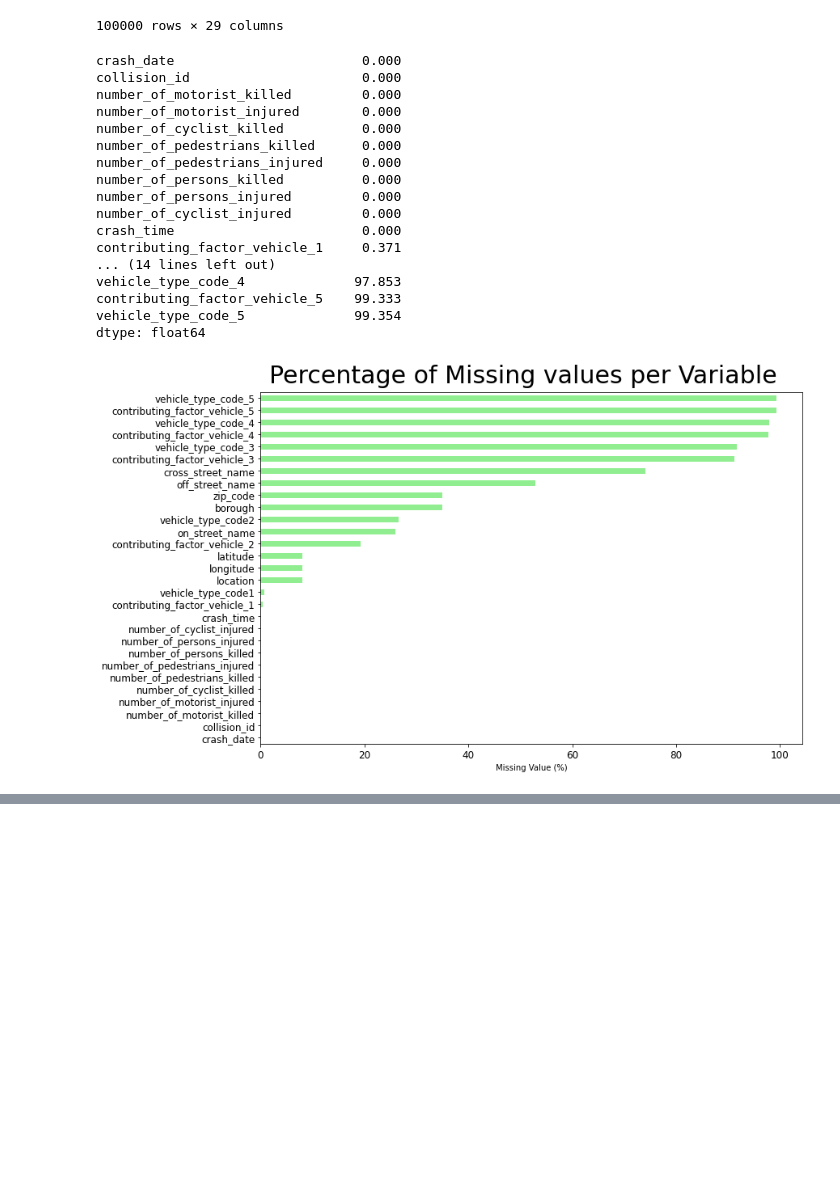
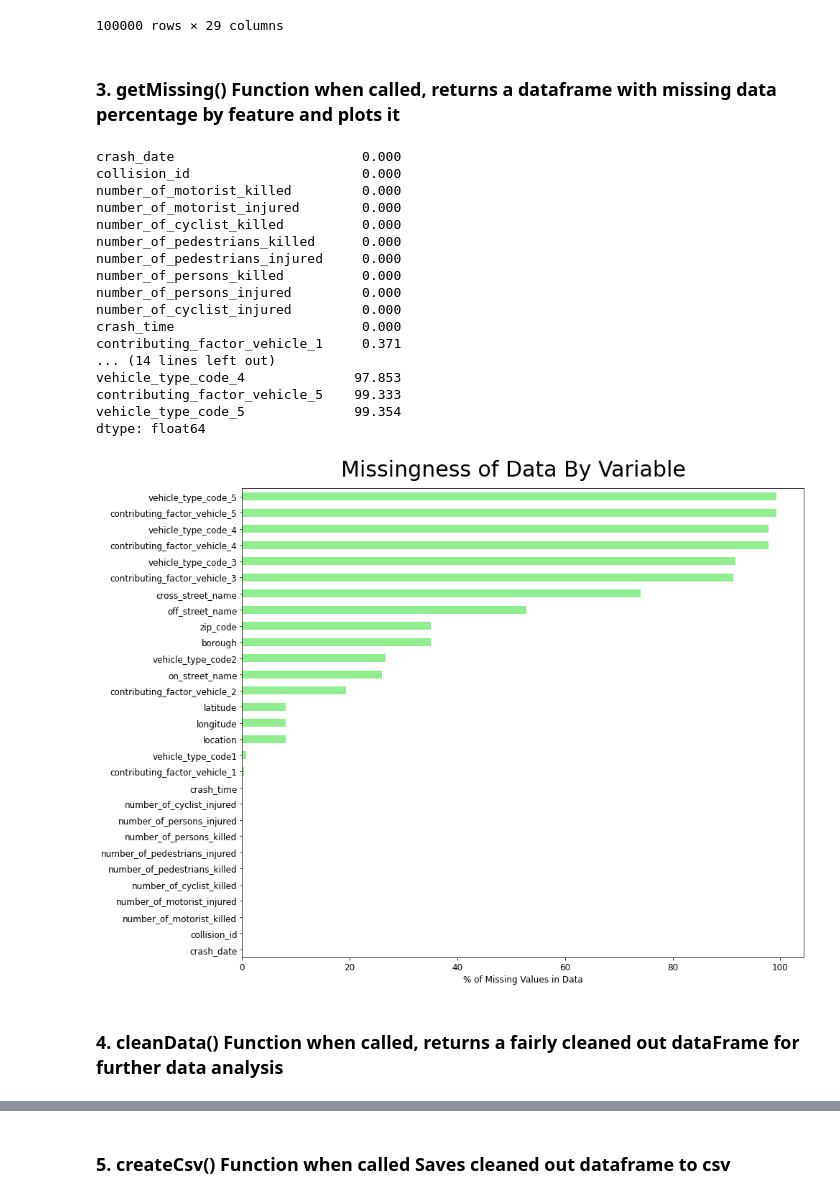
Before and after one commit to makyeme/NYC_motorCrashes, a Jupyter notebook: NYC_crashes.ipynb, the cells around one changed output, grey strips where cells are left out. Cells and saved outputs as stored; diff of their text form; code cells hidden in the pictures; blank space fills up the shorter version.

```diff
--- a/NYC_crashes.ipynb
+++ b/NYC_crashes.ipynb
@@ -7,11 +13,12 @@ import matplotlib.pyplot as plt
 # %%
-""" getData() Function when called, returns a dataframe with desired columns and somewhat cleaned rows """
-
 def getData():
 
     #Pulling the data
     path = 'C:/Users/makye/github/ANT-Theano-2-27/additional_resources/datasets/NYC Motor Vehicle Crashes/data_100000.csv'
-    df = pd.read_csv(path, na_values=['','                                '])
+    df = pd.read_csv(path)
+
+    #Stripping whitespace from cells that have a stringlike object in them
+    df = df.apply(lambda x: x.str.strip() if x.dtype == "object" else x)
 
     return df
 
@@ -83,40 +90,45 @@ dtype: object
 | 99998 | 2019-11-18T00:00:00.000 | 17:28 | BROOKLYN | 11234.0 | 40.631180 | -73.928185 | (40.63118, -73.928185) | NaN | ... |
 | 99999 | 2019-11-17T00:00:00.000 | 20:42 | MANHATTAN | 10017.0 | 40.750760 | -73.968430 | (40.75076, -73.96843) | EAST 45 STREET | ... |
 100000 rows × 29 columns
+# %% [markdown]
+### 3. getMissing() Function when called, returns a dataframe with missing data percentage by feature and plots it
 # %%
 """ getMissing() Function when called, returns a dataframe with missing data percentage by feature and plots it"""
 
 def getMissing(df):
 
     #Generating percentages of missing data
     missing_var = 100*df.isnull().sum()/df.shape[0]
     missing_data = missing_var.sort_values(ascending = True)
 
     #Plotting percentages of missing data
-    plot = missing_data.plot(kind='barh',figsize=(12,8), grid = False,label="Percentage",color='lightgreen',fontsize=12)
-    plot.set_xlabel("Missing Value (%)")
-    plt.figtext(.5,0.9,'Percentage of Missing values per Variable',fontsize=30,ha='center')
+    plot = missing_data.plot(kind='barh',figsize=(14,12), grid = False,
+                             label="Percentage",color='lightgreen',fontsize=12)
+    plot.set_xlabel("% of Missing Values in Data")
+    plt.figtext(.5,0.9,'Missingness of Data By Variable',fontsize=30,ha='center')
 
     return missing_data
 
 getMissing(df)
 # %% [output]
 crash_date                        0.000
 collision_id                      0.000
 number_of_motorist_killed         0.000
 number_of_motorist_injured        0.000
 number_of_cyclist_killed          0.000
 number_of_pedestrians_killed      0.000
 number_of_pedestrians_injured     0.000
 number_of_persons_killed          0.000
 number_of_persons_injured         0.000
 number_of_cyclist_injured         0.000
 crash_time                        0.000
 contributing_factor_vehicle_1     0.371
 ... (14 lines left out)
 vehicle_type_code_4              97.853
 contributing_factor_vehicle_5    99.333
 vehicle_type_code_5              99.354
 dtype: float64
-[figure, old version]
+[figure, new version]
+# %% [markdown]
+### 4. cleanData() Function when called, returns a fairly cleaned out dataFrame for further data analysis
 # %%
@@ -166,4 +176,6 @@ cleanData(df)
 | 99997 | BROOKLYN | 11249 | 40.710820 | -73.968530 | BROADWAY | 0 | 0 |
 | 99999 | MANHATTAN | 10017 | 40.750760 | -73.968430 | EAST 45 STREET | 0 | 0 |
 38584 rows × 7 columns
+# %% [markdown]
+### 5. createCsv() Function when called Saves cleaned out dataframe to csv
 # %%
```
Also changed, not shown: parts of 6 cells of this notebook.
